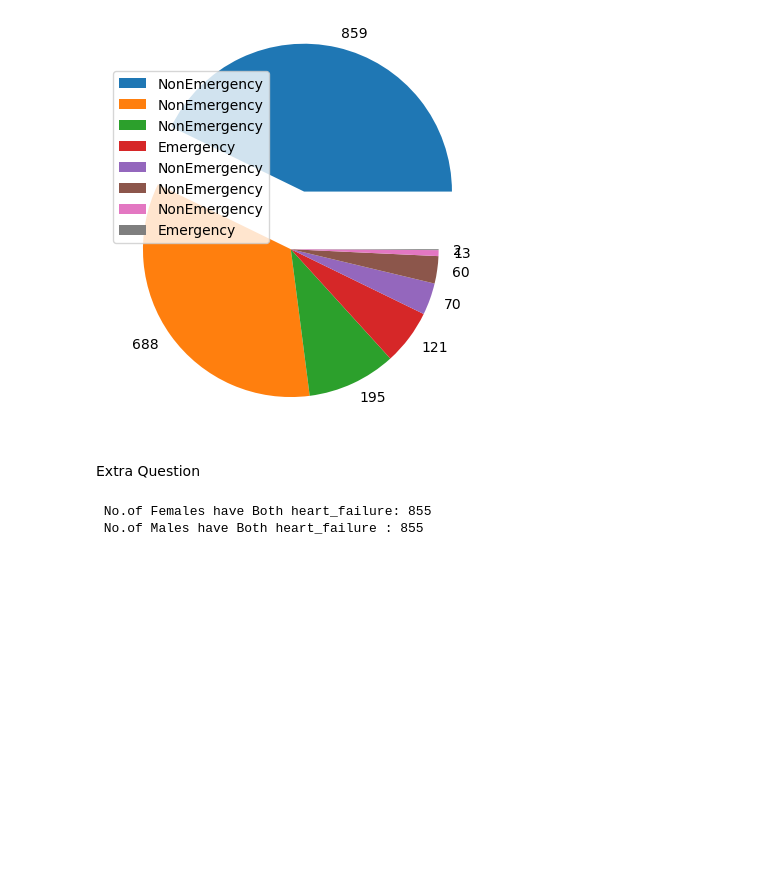
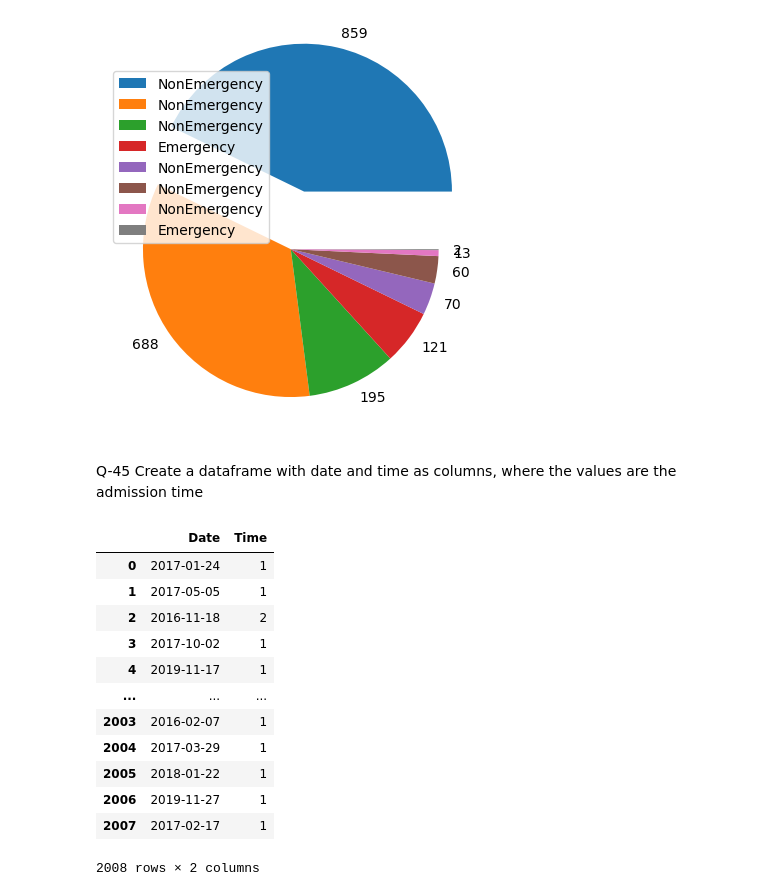
Before and after one commit to Moinandy6/Team9_Py-Stars_Python-Hackathon_Apr24, a Jupyter notebook: Question16-32.ipynb, the cells around one changed output. Cells and saved outputs as stored; diff of their text form; code cells hidden in the pictures; blank space fills up the shorter version.

```diff
--- a/Question16-32.ipynb
+++ b/Question16-32.ipynb
@@ -393,17 +396,12 @@ type_of_heart_failure in Right: 51
 Q-31 Group the days to re-admission into bins and count how many patients were in each bin
 # %%
 admission_data=H_df["readmission_time_days_from_admission"]
-admission_data.dropna ()
-admission_data1=H_df["inpatient_number"]
-bins=[0,30,40,50]
+x=admission_data.dropna().sort_values()
+# bins=[0,.3,.40,.50]
+bins=[0,20,30,40]
 bins_name=['first','second','third','fourth']
-H_df['new'] = pd.qcut(admission_data, bins)
-admission_data
-
-print(df.head())
-
-
-H_df["result"]=pd.cut(admission_data, bins,labels=bins_name)
-bins
-print(pd.cut(admission_data, bins,labels=bins_name))
+# H_df['new'] = pd.qcut(x,bins)
+# H_df['new'].dropna()
+H_df['new']=pd.cut(admission_data,bins,bins_name)
+H_df['new'].dropna()
 # %% [output]
@@ -437,5 +447,3 @@ plt.legend(labels=y,loc="upper left")
 # %% [output]
 <matplotlib.legend.Legend at 0x...>
 [figure]
-# %% [markdown]
-Extra Question
@@ -444,28 +450,24 @@ Find patients gender had both heart failure?
-# %%
-s=Demo_df['gender']
-
-x=cardiac_df['type_of_heart_failure']
-z=0
-d=0
-num=0
-f=0
-for n in x:
-
-    if(n=='Both'):
-        if(s[z]=='Female'):
-
-            num = num+1
-    z=z+1
-print(" No.of Females have Both heart_failure:",num)
-for n in x:
-    if(n=='Both'):
-        if(s[d]=='Male'):
-
-              f= f+1
-
-    z=z+1
-
-print(" No.of Males have Both heart_failure :",num)
-# %% [output]
- No.of Females have Both heart_failure: 855
- No.of Males have Both heart_failure : 855
+# %% [markdown]
+Q-45 Create a dataframe with date and time as columns, where the values are the admission time
+# %%
+H_df["visit_times"]
+H_df["Admission_date"]
+
+data = {'Date':H_df["Admission_date"] ,
+        'Time':H_df["visit_times"]}
+df = pd.DataFrame(data)
+df
+# %% [output]
+|  | Date | Time |
+| 0 | 2017-01-24 | 1 |
+| 1 | 2017-05-05 | 1 |
+| 2 | 2016-11-18 | 2 |
+| 3 | 2017-10-02 | 1 |
+| 4 | 2019-11-17 | 1 |
+| ... | ... | ... |
+| 2003 | 2016-02-07 | 1 |
+| 2004 | 2017-03-29 | 1 |
+| 2005 | 2018-01-22 | 1 |
+| 2006 | 2019-11-27 | 1 |
+| 2007 | 2017-02-17 | 1 |
+2008 rows × 2 columns
```
Also changed, not shown: parts of 3 cells of this notebook.
